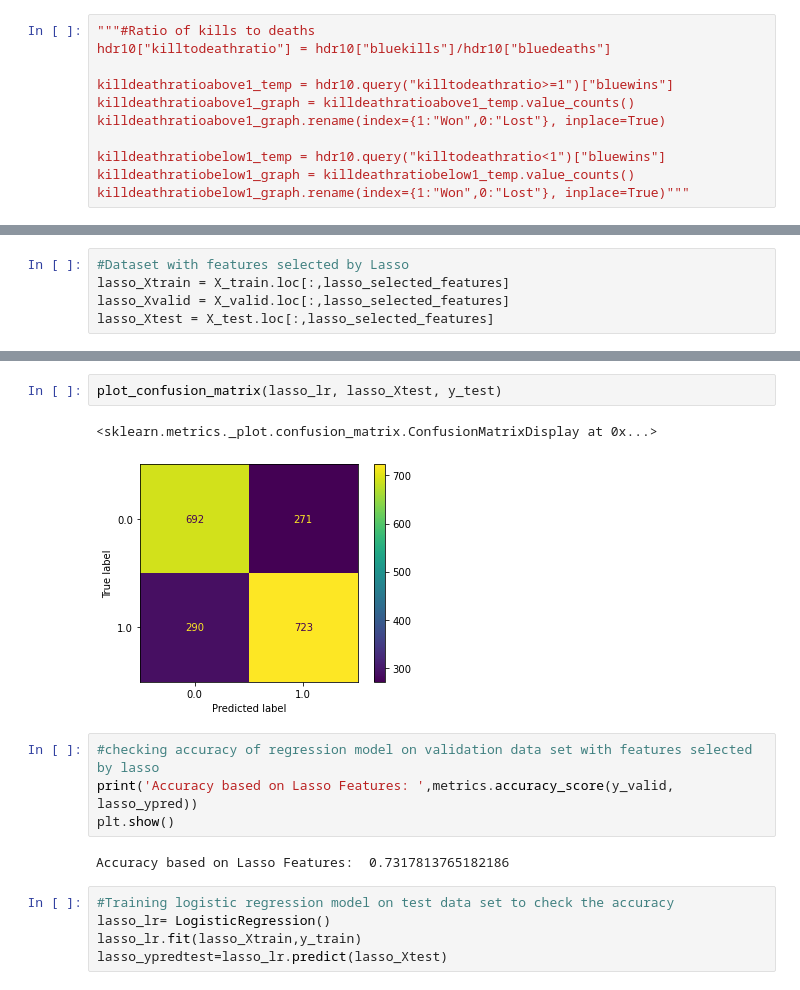
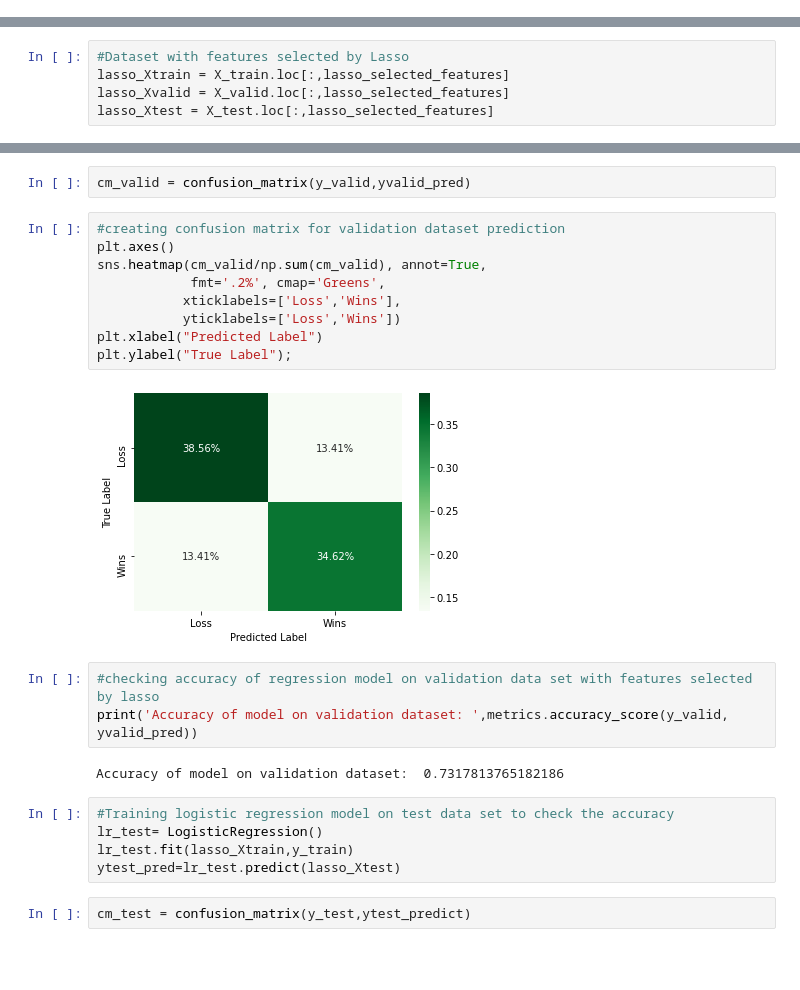
Before and after one commit to shreh2/LOL, a Jupyter notebook: LeagueOfLegends.ipynb, the cells around one changed output, grey strips where cells are left out. Cells and saved outputs as stored; diff of their text form; blank space fills up the shorter version.

Commit message:
added logistic regression prediction

```diff
--- a/LeagueOfLegends.ipynb
+++ b/LeagueOfLegends.ipynb
@@ -187,14 +173,3 @@ plt.pie(wardsdifferencenegative_pie, labels=wardsdifferencenegative_pie.index, e
 plt.title("Blue Team Win Percentage with Less Wards Placed than Red Team in First 10 Minutes", fontsize=10, color='Black');
 # %% [output]
 [figure]
-# %%
-"""#Ratio of kills to deaths
-hdr10["killtodeathratio"] = hdr10["bluekills"]/hdr10["bluedeaths"]
-
-killdeathratioabove1_temp = hdr10.query("killtodeathratio>=1")["bluewins"]
-killdeathratioabove1_graph = killdeathratioabove1_temp.value_counts()
-killdeathratioabove1_graph.rename(index={1:"Won",0:"Lost"}, inplace=True)
-
-killdeathratiobelow1_temp = hdr10.query("killtodeathratio<1")["bluewins"]
-killdeathratiobelow1_graph = killdeathratiobelow1_temp.value_counts()
-killdeathratiobelow1_graph.rename(index={1:"Won",0:"Lost"}, inplace=True)"""
@@ -347,16 +264,25 @@ lasso_ypred=lasso_lr.predict(lasso_Xvalid)
-# %%
-plot_confusion_matrix(lasso_lr, lasso_Xtest, y_test)
-# %% [output]
-<sklearn.metrics._plot.confusion_matrix.ConfusionMatrixDisplay at 0x...>
-[figure, removed]
+# %%
+cm_valid = confusion_matrix(y_valid,yvalid_pred)
+# %%
+#creating confusion matrix for validation dataset prediction
+plt.axes()
+sns.heatmap(cm_valid/np.sum(cm_valid), annot=True,
+            fmt='.2%', cmap='Greens',
+           xticklabels=['Loss','Wins'],
+           yticklabels=['Loss','Wins'])
+plt.xlabel("Predicted Label")
+plt.ylabel("True Label");
+# %% [output]
+[figure, added]
 # %%
 #checking accuracy of regression model on validation data set with features selected by lasso
-print('Accuracy based on Lasso Features: ',metrics.accuracy_score(y_valid, lasso_ypred))
-plt.show()
+print('Accuracy of model on validation dataset: ',metrics.accuracy_score(y_valid, yvalid_pred))
 # %% [output]
-Accuracy based on Lasso Features:  0.7317813765182186
+Accuracy of model on validation dataset:  0.7317813765182186
 # %%
 #Training logistic regression model on test data set to check the accuracy
-lasso_lr= LogisticRegression()
-lasso_lr.fit(lasso_Xtrain,y_train)
-lasso_ypredtest=lasso_lr.predict(lasso_Xtest)
+lr_test= LogisticRegression()
+lr_test.fit(lasso_Xtrain,y_train)
+ytest_pred=lr_test.predict(lasso_Xtest)
+# %%
+cm_test = confusion_matrix(y_test,ytest_predict)
```
Also changed, not shown: parts of 45 cells of this notebook.
